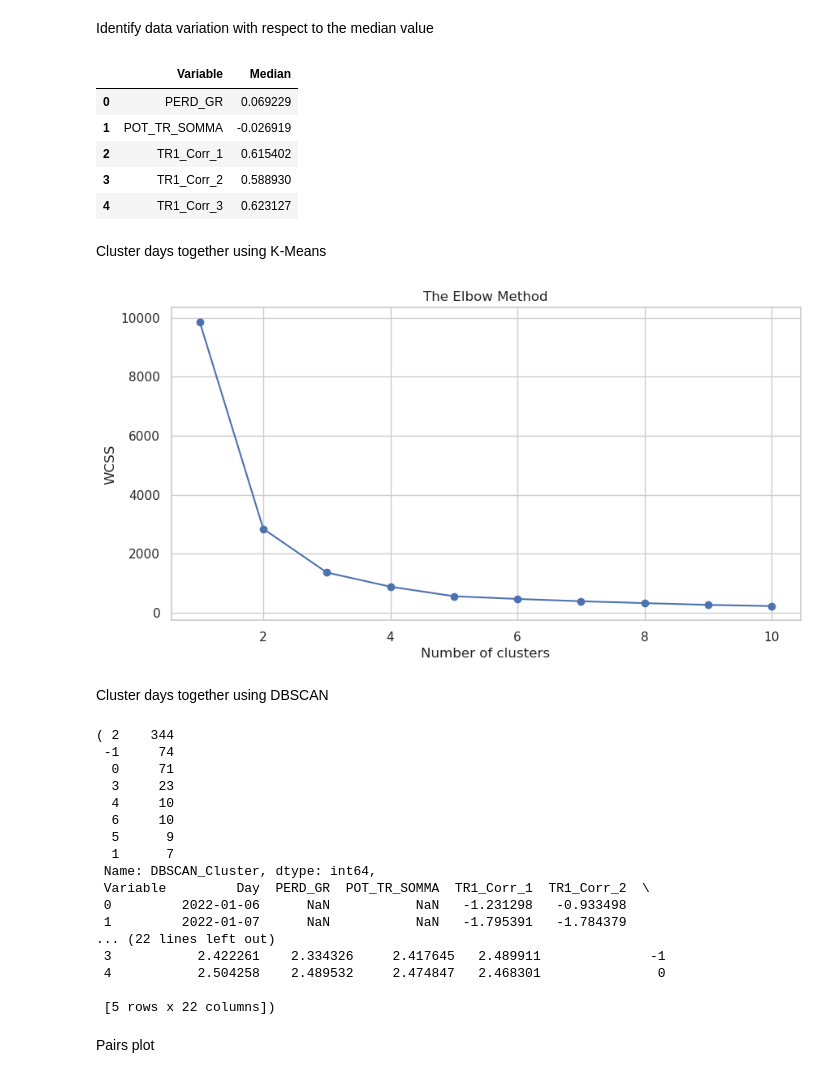
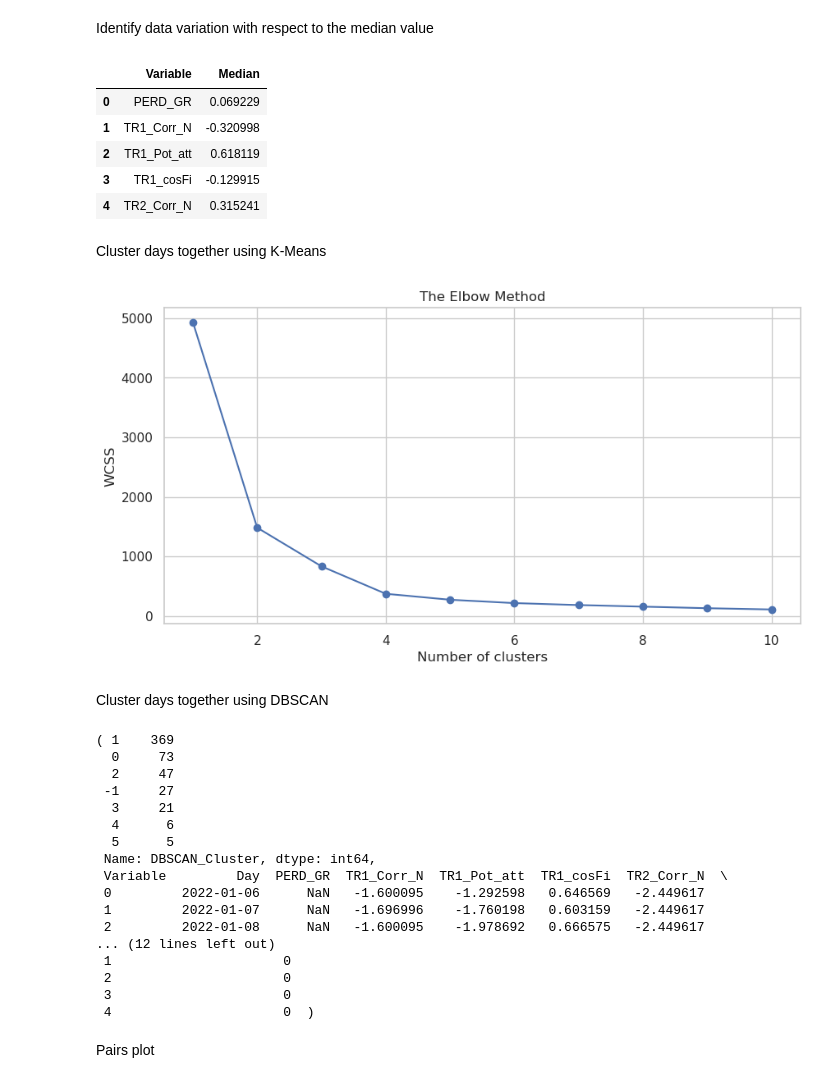
Before and after one commit to Matt17BR/ml4ds2324_cluster_analysis, a Jupyter notebook: scripts/exploratory_data_analysis.ipynb, the cells around one changed output. Cells and saved outputs as stored; diff of their text form; code cells hidden in the pictures.

```diff
--- a/scripts/exploratory_data_analysis.ipynb
+++ b/scripts/exploratory_data_analysis.ipynb
@@ -233,9 +233,9 @@ plt.show()
 # %% [markdown]
 Reshape the dataset from long to wide format
 # %%
-wide_std = standardized_data.pivot(index='Day', columns='Variable', values='Standardized Value').reset_index()
+wide_standardized = standardized_data.pivot(index='Day', columns='Variable', values='Standardized Value').reset_index()
 
-wide_std
+wide_standardized
 # %% [output]
 | Variable | Day | PERD_GR | POT_TR_SOMMA | TR1_Corr_1 | TR1_Corr_2 | TR1_Corr_3 | TR1_Corr_N | TR1_Pot_att | ... |
 | 0 | 2022-01-06 | NaN | NaN | -1.231298 | -0.933498 | -1.223404 | -1.600095 | -1.292598 | ... |
@@ -253,9 +253,9 @@ wide_std
 # %% [markdown]
 Correlation matrix of all variables except the removed one
 # %%
-wide_std_nosomma = wide_std.drop('POT_TR_SOMMA',axis=1)
+wide_standardized_nosomma = wide_standardized.drop('POT_TR_SOMMA', axis=1)
 
-wide_std_nosomma.corr()
+wide_standardized_nosomma.corr()
 # %% [output]
 | Variable | PERD_GR | TR1_Corr_1 | TR1_Corr_2 | TR1_Corr_3 | TR1_Corr_N | TR1_Pot_att | TR1_cosFi | TR2_Corr_1 | ... |
 | Variable |  |  |  |  |  |  |  |  | ... |
@@ -280,8 +280,8 @@ Group highly correlated variables together by summing them up
 # %%
 # Since they're all highly positively correlated to their transformer's corresponding Pot_Att, remove all TRX_Corr_X variables
 
-wide_std_10vars = wide_std_nosomma.drop(corr123_variables, axis=1)
+wide_standardized_10vars = wide_standardized_nosomma.drop(corr123_variables, axis=1)
 
-wide_std_10vars.tail()
+wide_standardized_10vars.head()
 # %% [output]
 | Variable | Day | PERD_GR | TR1_Corr_N | TR1_Pot_att | TR1_cosFi | TR2_Corr_N | TR2_Pot_att | TR2_cosFi | TR3_Corr_N | ... |
@@ -294,40 +323,40 @@ wide_std_10vars.tail()
 Identify data variation with respect to the median value
 # %%
 # Calculating the median value for each standardized variable
-medians_standardized = wide_std.median().reset_index().rename(columns={0: 'Median'})
+medians_standardized = wide_standardized_10vars.median().reset_index().rename(columns={0: 'Median'})
 
 medians_standardized.head()
 # %% [output]
 |  | Variable | Median |
 | 0 | PERD_GR | 0.069229 |
-| 1 | POT_TR_SOMMA | -0.026919 |
-| 2 | TR1_Corr_1 | 0.615402 |
-| 3 | TR1_Corr_2 | 0.588930 |
-| 4 | TR1_Corr_3 | 0.623127 |
+| 1 | TR1_Corr_N | -0.320998 |
+| 2 | TR1_Pot_att | 0.618119 |
+| 3 | TR1_cosFi | -0.129915 |
+| 4 | TR2_Corr_N | 0.315241 |
 # %% [markdown]
 Cluster days together using K-Means
 # %%
 from sklearn.cluster import KMeans
 
 # Removing the 'Day' column as it's not relevant for clustering
-data_clustering = wide_std.drop(columns=['Day', 'PERD_GR', 'POT_TR_SOMMA'])
+data_clustering = wide_standardized_10vars.drop(columns=['Day','PERD_GR'])
 
 # Using the Elbow Method to find the optimal number of clusters
 wcss = []  # Within-Cluster Sum of Square
 for i in range(1, 11):
     kmeans = KMeans(n_clusters=i, init='k-means++', random_state=123)
     kmeans.fit(data_clustering)
     wcss.append(kmeans.inertia_)
 
 # Plotting the results onto a line graph to observe the 'elbow'
 plt.figure(figsize=(10, 5))
 plt.plot(range(1, 11), wcss, marker='o')
 plt.title('The Elbow Method')
 plt.xlabel('Number of clusters')
 plt.ylabel('WCSS')
 plt.show()
 # %% [output]
-[figure, old version]
+[figure, new version]
 # %% [markdown]
 Cluster days together using DBSCAN
 # %%
@@ -340,7 +369,7 @@ dbscan = DBSCAN(eps=0.5, min_samples=5)
 clusters_dbscan = dbscan.fit_predict(data_clustering)
 
 # Adding the cluster labels to the original dataframe for analysis
-data_with_dbscan = wide_std.copy()
+data_with_dbscan = wide_standardized_10vars.copy()
 data_with_dbscan['DBSCAN_Cluster'] = clusters_dbscan
 
 # Checking the number of clusters and points in each cluster
@@ -348,23 +377,23 @@ cluster_counts = data_with_dbscan['DBSCAN_Cluster'].value_counts()
 
 cluster_counts, data_with_dbscan.head()
 # %% [output]
-( 2    344
- -1     74
-  0     71
-  3     23
-  4     10
-  6     10
-  5      9
-  1      7
+( 1    369
+  0     73
+  2     47
+ -1     27
+  3     21
+  4      6
+  5      5
  Name: DBSCAN_Cluster, dtype: int64,
- Variable         Day  PERD_GR  POT_TR_SOMMA  TR1_Corr_1  TR1_Corr_2  \
- 0         2022-01-06      NaN           NaN   -1.231298   -0.933498
- 1         2022-01-07      NaN           NaN   -1.795391   -1.784379
-... (22 lines left out)
- 3           2.422261    2.334326     2.417645   2.489911              -1
- 4           2.504258    2.489532     2.474847   2.468301               0
-
- [5 rows x 22 columns])
+ Variable         Day  PERD_GR  TR1_Corr_N  TR1_Pot_att  TR1_cosFi  TR2_Corr_N  \
+ 0         2022-01-06      NaN   -1.600095    -1.292598   0.646569   -2.449617
+ 1         2022-01-07      NaN   -1.696996    -1.760198   0.603159   -2.449617
+ 2         2022-01-08      NaN   -1.600095    -1.978692   0.666575   -2.449617
+... (12 lines left out)
+ 1                      0
+ 2                      0
+ 3                      0
+ 4                      0  )
 # %% [markdown]
 Pairs plot
 # %%
```
Also changed, not shown: parts of 4 cells of this notebook.
